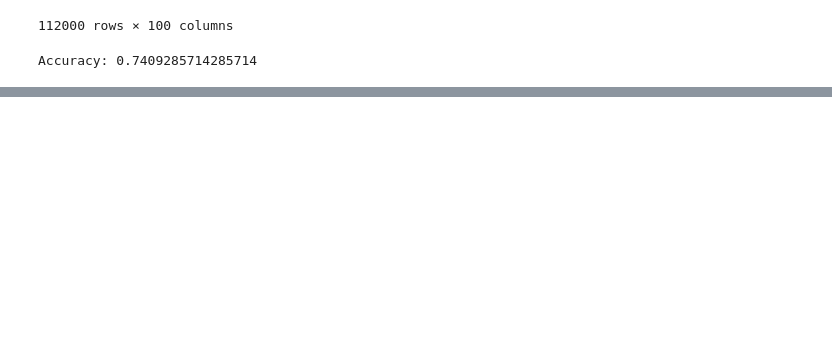
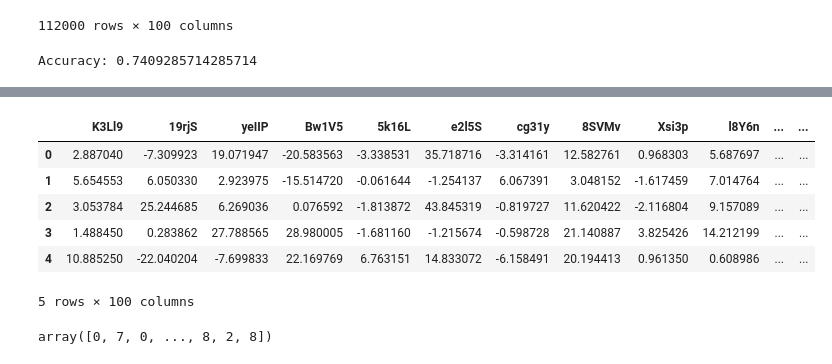
Before and after one commit to Sudeesh07/chinese-number-identification, a Jupyter notebook: hellweek.ipynb, the cells around one changed output, grey strips where cells are left out. Saved outputs shown, nothing was run; the diff lists cells and outputs as text; code cells hidden in the pictures; blank space fills up the shorter version.

```diff
--- a/hellweek.ipynb
+++ b/hellweek.ipynb
@@ -181,3 +181,6 @@ accuracy = accuracy_score(y_test, y_pred)
 print(f"Accuracy: {accuracy}")
 # %% [output]
 Accuracy: 0.7409285714285714
+# %%
+df_test = pd.read_csv('/content/drive/MyDrive/hell-week/test.csv')
+df_test_cleaned = pre_process(df_test, 'test')
@@ -183,0 +205,10 @@ Accuracy: 0.7409285714285714
+# %%
+df_test_cleaned.head()
+# %% [output]
+|  | K3Ll9 | 19rjS | yeIIP | Bw1V5 | 5k16L | e2l5S | cg31y | 8SVMv | Xsi3p | l8Y6n | ... | ... |
+| 0 | 2.887040 | -7.309923 | 19.071947 | -20.583563 | -3.338531 | 35.718716 | -3.314161 | 12.582761 | 0.968303 | 5.687697 | ... | ... |
+| 1 | 5.654553 | 6.050330 | 2.923975 | -15.514720 | -0.061644 | -1.254137 | 6.067391 | 3.048152 | -1.617459 | 7.014764 | ... | ... |
+| 2 | 3.053784 | 25.244685 | 6.269036 | 0.076592 | -1.813872 | 43.845319 | -0.819727 | 11.620422 | -2.116804 | 9.157089 | ... | ... |
+| 3 | 1.488450 | 0.283862 | 27.788565 | 28.980005 | -1.681160 | -1.215674 | -0.598728 | 21.140887 | 3.825426 | 14.212199 | ... | ... |
+| 4 | 10.885250 | -22.040204 | -7.699833 | 22.169769 | 6.763151 | 14.833072 | -6.158491 | 20.194413 | 0.961350 | 0.608986 | ... | ... |
+5 rows × 100 columns
@@ -183,0 +217,4 @@ Accuracy: 0.7409285714285714
+# %%
+y_pred
+# %% [output]
+array([0, 7, 0, ..., 8, 2, 8])
```
Also changed, not shown: parts of 7 cells of this notebook.
